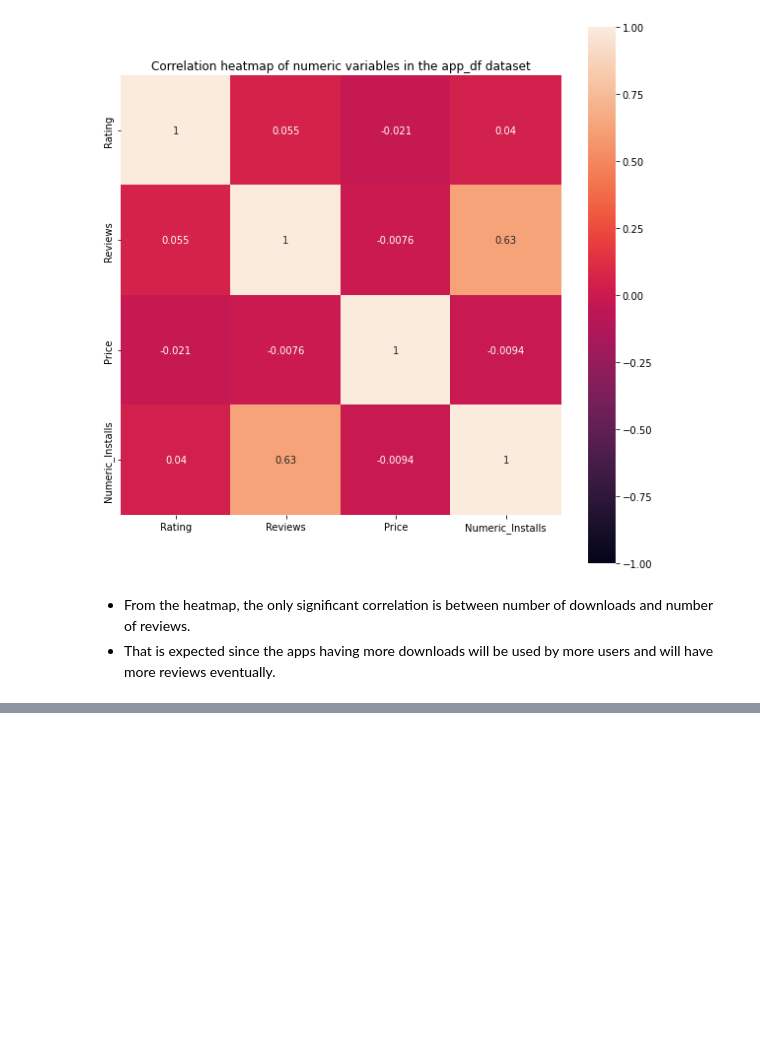
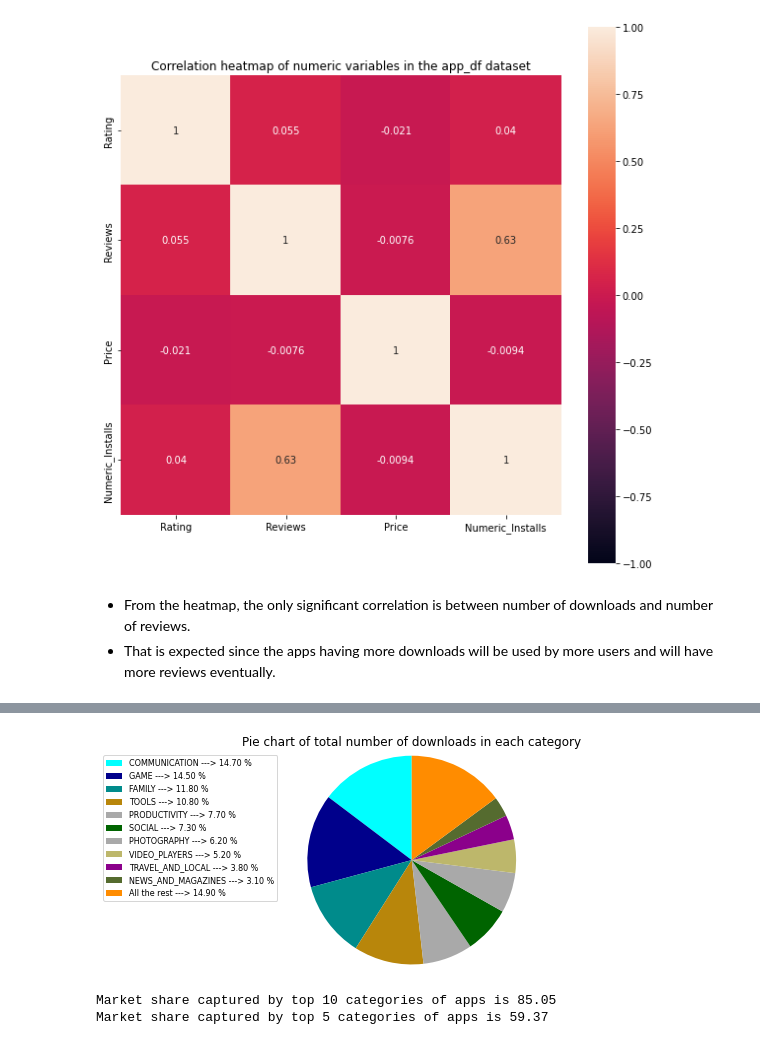
Before and after one commit to Nandeesh-U/EDA_google_play_store_app_data, a Jupyter notebook: Team_Notebook_EDA_CAPSTONE.ipynb, the cells around one changed output, grey strips where cells are left out. Cells and saved outputs as stored; diff of their text form; code cells hidden in the pictures; blank space fills up the shorter version.

```diff
--- a/Team_Notebook_EDA_CAPSTONE.ipynb
+++ b/Team_Notebook_EDA_CAPSTONE.ipynb
@@ -1148,0 +1210,4 @@ array(['ART_AND_DESIGN', 'AUTO_AND_VEHICLES', 'BEAUTY',
+# %%
+# Preparing a dataframe containing the total downloads of all the apps in each category
+cat_wise_installs_df = app_df.groupby('Category')['Numeric_Installs'].sum().reset_index()
+cat_wise_installs_df.rename(columns={'Numeric_Installs':'Total_installs'},inplace=True)
@@ -1148,0 +1223,29 @@ array(['ART_AND_DESIGN', 'AUTO_AND_VEHICLES', 'BEAUTY',
+# %%
+# Plotting a pie chart of total number of downloads in each category
+
+x = cat_wise_installs_df.sort_values('Total_installs',ascending=False)['Category']
+y = cat_wise_installs_df.sort_values('Total_installs',ascending=False)['Total_installs']
+y = y.apply(lambda t: round(100*(t/sum(y)),1)).copy()
+x = list(x.iloc[:10])+['All the rest']
+y = list(y.iloc[:10])+[round(100-sum(y.iloc[:10]),1)]
+percent = y
+color_list = list(mcolors.CSS4_COLORS.keys())[20:31]
+patches, texts = plt.pie(y, colors = color_list, startangle=90, radius=1.2)
+labels = ['{0} ---> {1:1.2f} %'.format(i,j) for i,j in zip(x, percent)]
+
+plt.legend(patches, labels, loc='best', bbox_to_anchor=(-0.1, 1.),
+           fontsize=8)
+plt.title('Pie chart of total number of downloads in each category')
+plt.show()
+# %% [output]
+[figure, added]
+# %%
+# Finding the market share captured by top 10 and top 5 categories of apps
+top_10 = sum(cat_wise_installs_df.sort_values('Total_installs',ascending=False).iloc[:10]['Total_installs'])
+top_5 = sum(cat_wise_installs_df.sort_values('Total_installs',ascending=False).iloc[:5]['Total_installs'])
+total = sum(cat_wise_installs_df['Total_installs'])
+print(f"Market share captured by top 10 categories of apps is {round(100*(top_10/total),2)}")
+print(f"Market share captured by top 5 categories of apps is {round(100*(top_5/total),2)}")
+# %% [output]
+Market share captured by top 10 categories of apps is 85.05
+Market share captured by top 5 categories of apps is 59.37
```
Also changed, not shown: parts of 117 cells of this notebook.
